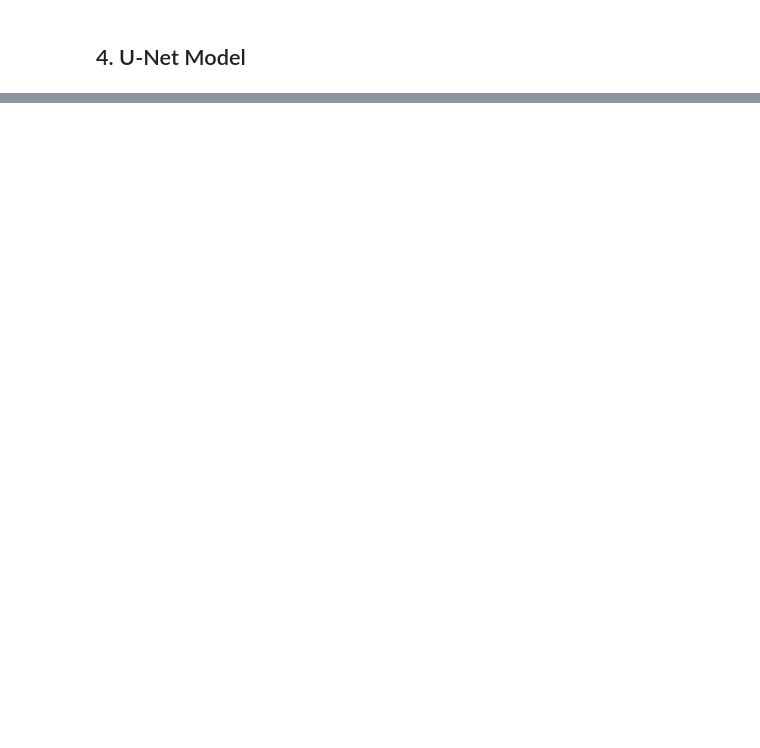
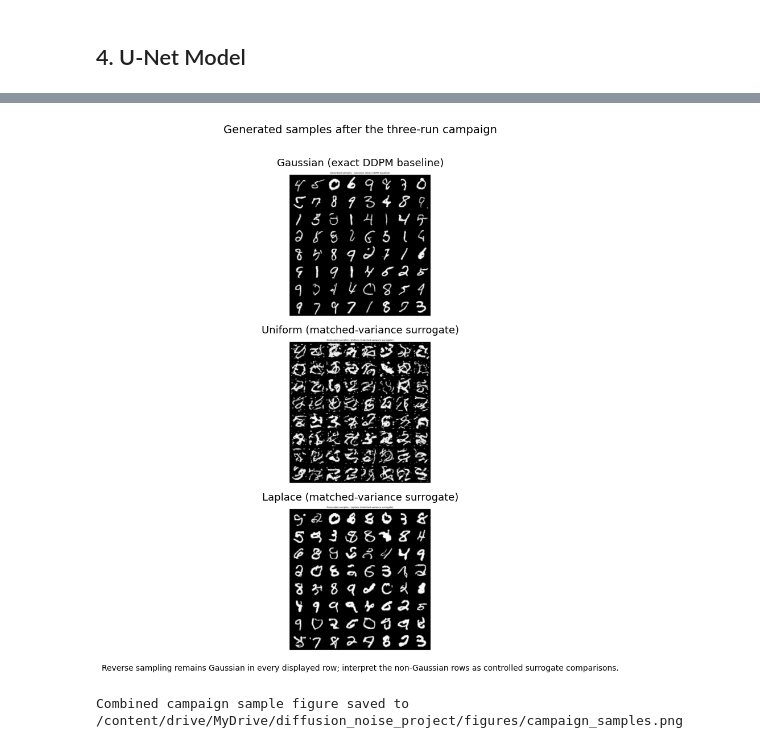
Before and after one commit to Hy-phenn/GenAi, a Jupyter notebook: notebook4_training.ipynb, the cells around one changed output, grey strips where cells are left out. Drawn from its saved outputs; the diff is of its cells as text; code cells hidden in the pictures; blank space fills up the shorter version.

```diff
--- a/notebook4_training.ipynb
+++ b/notebook4_training.ipynb
@@ -42,0 +68,21 @@ print(f'Training with: {NOISE_TYPE.upper()} noise')
+# %%
+NOISE_TYPES = ['gaussian', 'uniform', 'laplace']
+
+RUN_LABELS = {
+    'gaussian': 'Gaussian (exact DDPM baseline)',
+    'uniform': 'Uniform (matched-variance surrogate)',
+    'laplace': 'Laplace (matched-variance surrogate)',
+}
+TRAINING_OBJECTIVE = {
+    'gaussian': 'Exact DDPM epsilon prediction under the standard Gaussian forward law.',
+    'uniform': 'Epsilon prediction under a matched-variance direct-corruption surrogate.',
+    'laplace': 'Epsilon prediction under a matched-variance direct-corruption surrogate.',
+}
+SAMPLER_NOTE = (
+    'Reverse sampling still uses the standard Gaussian DDPM update. '
+    'That update is exact for the Gaussian baseline and should be interpreted with caution for the surrogate runs.'
+)
+
+print('Campaign order:')
+for noise_type in NOISE_TYPES:
+    print(f'  - {RUN_LABELS[noise_type]}')
@@ -389,0 +654,27 @@ print('Proceed to Notebooks 4b/4c, then Notebook 5 for evaluation.')
+# %%
+fig, axes = plt.subplots(len(NOISE_TYPES), 1, figsize=(16, len(NOISE_TYPES) * 3.2))
+if len(NOISE_TYPES) == 1:
+    axes = [axes]
+
+for ax, noise_type in zip(axes, NOISE_TYPES):
+    image = plt.imread(campaign_results[noise_type]['sample_path'])
+    ax.imshow(image)
+    ax.axis('off')
+    ax.set_title(campaign_results[noise_type]['run_label'], fontsize=13)
+
+plt.suptitle('Generated samples after the three-run campaign', fontsize=14, y=1.01)
+plt.figtext(
+    0.5,
+    0.01,
+    'Reverse sampling remains Gaussian in every displayed row; interpret the non-Gaussian rows as controlled surrogate comparisons.',
+    ha='center',
+    fontsize=10,
+)
+plt.tight_layout(rect=[0, 0.03, 1, 1])
+campaign_sample_path = os.path.join(PROJECT_DIR, 'figures', 'campaign_samples.png')
+plt.savefig(campaign_sample_path, dpi=150, bbox_inches='tight')
+plt.show()
+print(f'Combined campaign sample figure saved to {campaign_sample_path}')
+# %% [output]
+[figure, added]
+Combined campaign sample figure saved to /content/drive/MyDrive/diffusion_noise_project/figures/campaign_samples.png
```
Also changed, not shown: parts of 32 cells of this notebook, 54 other files.
